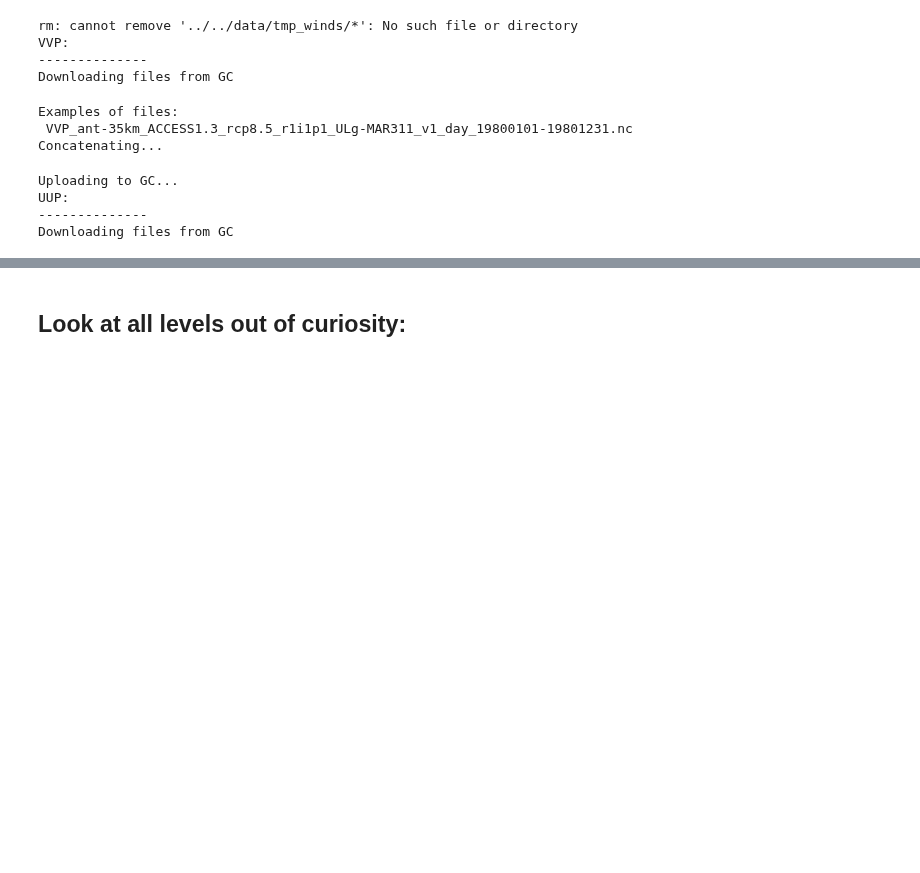
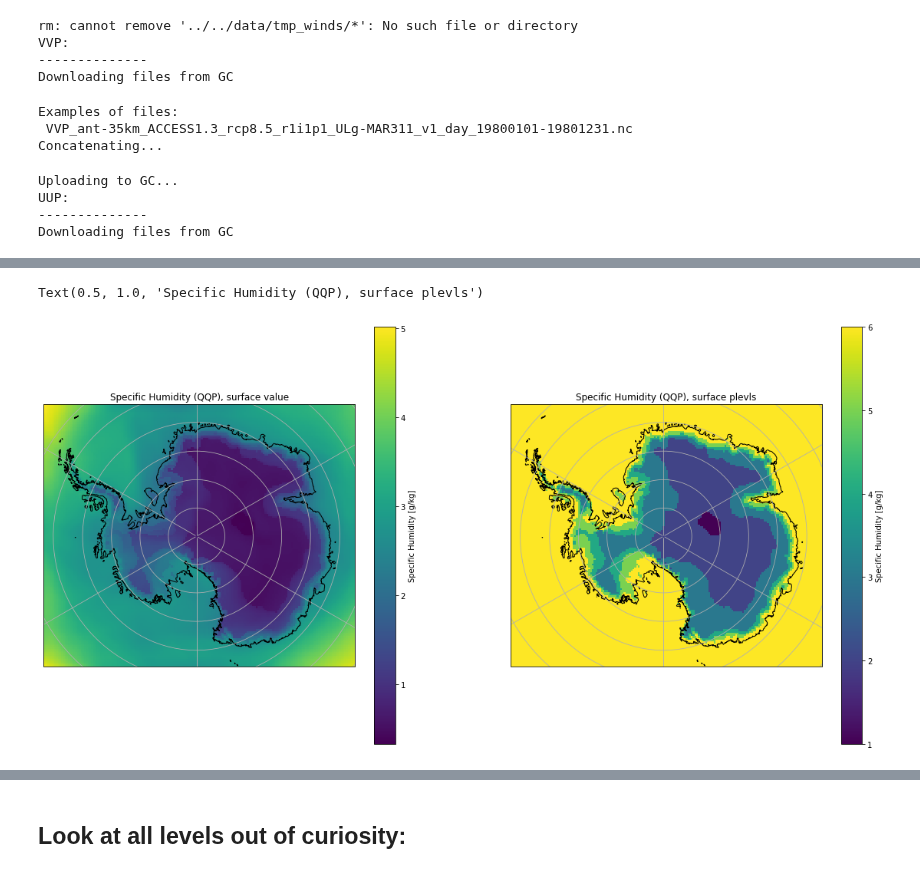
Before and after one commit to marvande/Antarctica-RCM-Emulator, a Jupyter notebook: scr/notebooks/Pre-processing/2-RCM-Winds.ipynb, the cells around one changed output, grey strips where cells are left out. Saved outputs shown, nothing was run; the diff lists cells and outputs as text; code cells hidden in the pictures; blank space fills up the shorter version.

```diff
--- a/scr/notebooks/Pre-processing/2-RCM-Winds.ipynb
+++ b/scr/notebooks/Pre-processing/2-RCM-Winds.ipynb
@@ -100,10 +120,10 @@ def plotAllVar(GCM_xy, m=3, n=3, name='GCM'):
         ax.set_title(f'{GCM_xy[var].long_name} ({var})')
     plt.suptitle(f'First time step {GCM_xy.time[0].values} of {name}')
 # %%
-def PreProcWinds(d0, VAR):
+def PreProcWinds(d0, VAR, plev = True, atm=False):
     # select values that are not nan
     # nb: nan values were given very high value, change to nan
-    f0 = HighToNan(d0)
+    f0 = HighToNan(d0, plev=plev, atm=atm)
 
     A, B = [], []
 
@@ -300,0 +372,25 @@ KeyError: 'UUP'
+# %%
+%%time
+dLastNan, dLastInd = PreProcWinds(d0, VAR, plev = True, atm = False)
+
+f = plt.figure(figsize=(20, 10))
+map_proj = ccrs.SouthPolarStereo(central_longitude=0.0, globe=None)
+
+ax = plt.subplot(1, 2, 1, projection=ccrs.SouthPolarStereo())
+f0 = HighToNan(d0, plev = True, atm = False)
+dLastNan.isel(time=0)[VAR].plot(ax=ax, x='x',
+                transform=ccrs.SouthPolarStereo(), add_colorbar=True)
+
+ax.coastlines('10m', color='black')
+ax.gridlines()
+ax.set_title(f'{f0[VAR].long_name} ({VAR}), surface value')
+
+ax = plt.subplot(1, 2, 2, projection=ccrs.SouthPolarStereo())
+f0 = HighToNan(d0, plev = True, atm = False)
+dLastInd.isel(time=0)[VAR].plot(ax=ax, x='x',
+                transform=ccrs.SouthPolarStereo(), add_colorbar=True)
+
+ax.coastlines('10m', color='black')
+ax.gridlines()
+ax.set_title(f'{d0[VAR].long_name} ({VAR}), surface plevls')
+# %% [output]
@@ -300,0 +399,2 @@ KeyError: 'UUP'
+Text(0.5, 1.0, 'Specific Humidity (QQP), surface plevls')
+[figure, added]
```
Also changed, not shown: parts of 12 cells of this notebook, 2 other files.
